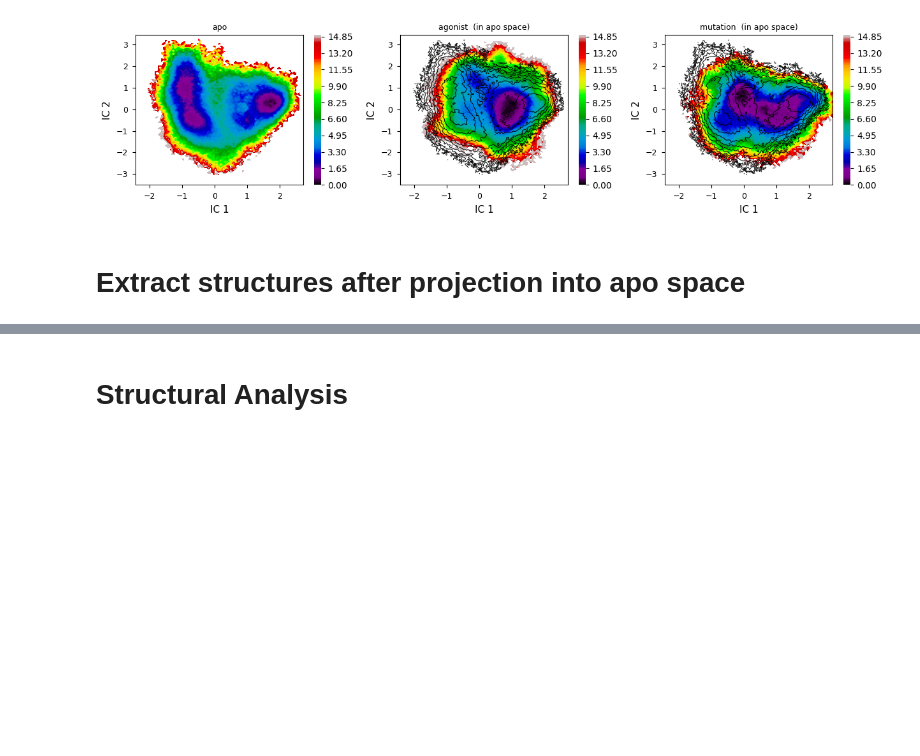
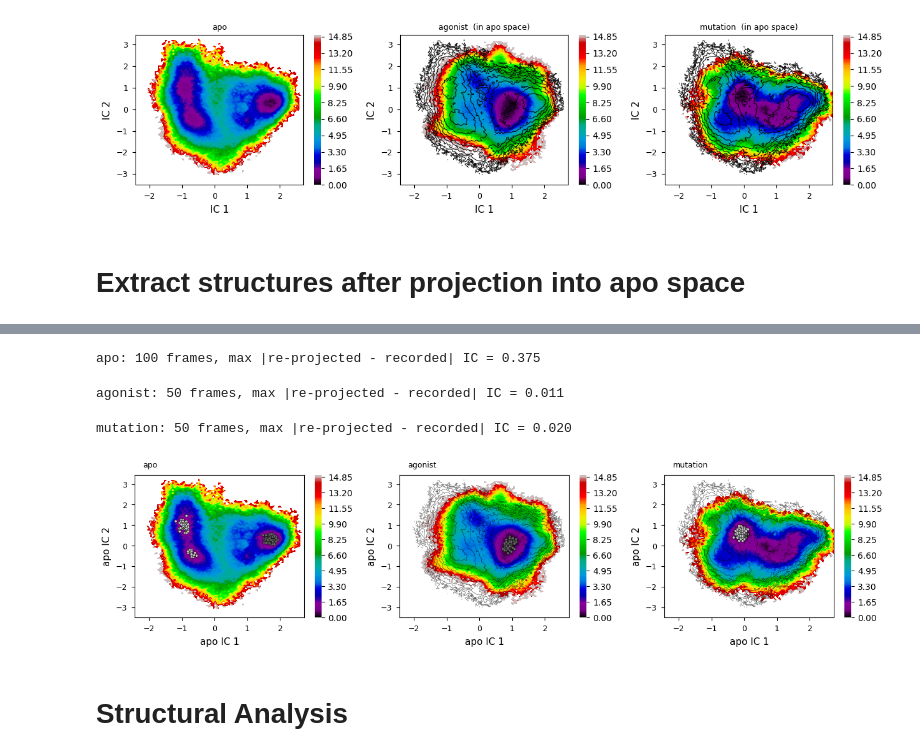
Before and after one commit to Rita-Ann-Roessner/Postdoc-UNIL, a Jupyter notebook: 260423_msm_GHSR+miniG_old_features/MSM-GHSR-miniG.ipynb, the cells around one changed output, grey strips where cells are left out. Drawn from its saved outputs; the diff is of its cells as text; code cells hidden in the pictures; blank space fills up the shorter version.

Commit message:
extract frames from apo space

```diff
--- a/260423_msm_GHSR+miniG_old_features/MSM-GHSR-miniG.ipynb
+++ b/260423_msm_GHSR+miniG_old_features/MSM-GHSR-miniG.ipynb
@@ -1026,3 +1157,53 @@ plt.show()
+# %%
+# --- check: landscapes in apo space + extracted frames, re-projected from the written PDBs ---
+pairs_wt  = [(2211, 546), (2211, 3571), (2211, 4665), (2211, 6311), (2211, 6519), (2211, 6868), (2211, 7689), (253, 8163), (253, 8288), (253, 8508), (1548, 8163), (1548, 8288), (1548, 8508), (2211, 8163), (2211, 8288), (2211, 8508), (3050, 8163), (3050, 8288), (3050, 8508), (3903, 8163), (3903, 8288), (3903, 8508), (4454, 8163), (4454, 8288), (4454, 8508)]
+pairs_mut = [(2211, 546), (2211, 3576), (2211, 4670), (2211, 6316), (2211, 6524), (2211, 6873), (2211, 7694), (253, 8168), (253, 8293), (253, 8513), (1548, 8168), (1548, 8293), (1548, 8513), (2211, 8168), (2211, 8293), (2211, 8513), (3055, 8168), (3055, 8293), (3055, 8513), (3908, 8168), (3908, 8293), (3908, 8513), (4459, 8168), (4459, 8293), (4459, 8513)]
+systems = ['apo', 'agonist', 'mutation']
+state_colors = {1: '#c1c1c1', 2: '#676767'}   # apo 1 region / apo 2 region
+
+xm0, ym0, e0 = energy2d(x=apo_cat[:, 0], y=apo_cat[:, 1], bins=100, kbt=2.52, weights=apo_w)
+e0[np.isinf(e0)] = np.nan
+xlim = (apo_cat[:, 0].min(), apo_cat[:, 0].max()); ylim = (apo_cat[:, 1].min(), apo_cat[:, 1].max())
+
+fig, axes = plt.subplots(1, 3, figsize=(4.3*3, 3.3), tight_layout=True)
+for ax, system in zip(axes, systems):
+    # landscape of this system in apo space (own MSM weights)
+    dist = np.load(f"{system}/distances_data_filtered.npy")
+    ic = apo_cat if system == 'apo' else apo_model.get_model().transform(np.concatenate(dist))[:, :2]
+    sys_tica   = np.load(f"{system}/TICA_distances_{tica_lag}_ns_filtered.npy")[:, :, :2]
+    sys_dtrajs = discretize(sys_tica, k=100)
+    weights    = estimate_msm(sys_dtrajs, lag_msm=200).compute_trajectory_weights(np.concatenate(sys_dtrajs))[0]
+    xm, ym, e = energy2d(x=ic[:, 0], y=ic[:, 1], bins=100, kbt=2.52, weights=weights)
+    e[np.isinf(e)] = np.nan; e[e > 15] = 15
+    dt.plots.plot_energy2d(dt.util.EnergyLandscape2d(xm, ym, e, kbt=2.52), ax=ax, levels=100,
+                           contourf_kws=dict(cmap='nipy_spectral'), cbar=True, cbar_kws=None, cbar_ax=None)
+    if system != 'apo':
+        ax.contour(xm0, ym0, e0, levels=12, colors='black', linewidths=0.5, alpha=0.6)
+
+    # re-project the written PDB files (independent check of the extraction)
+    pairs = np.array(pairs_mut if system == 'mutation' else pairs_wt)
+    ex = pd.read_pickle(f"{system}/extracted-frames-apo-space.pkl")
+    rows = []
+    for state in sorted(ex['State'].unique()):
+        files = sorted(glob.glob(f"{system}/{out_name}/{state}/??_????_{system}.pdb"))
+        for f in files:
+            X = mda.Universe(f).atoms.positions
+            rows.append(np.linalg.norm(X[pairs[:, 0]] - X[pairs[:, 1]], axis=1) / 10.0)
+    reproj = apo_model.get_model().transform(np.array(rows))[:, :2]
+    dev = np.abs(reproj - ex[['IC1', 'IC2']].values).max()
+    print(f"{system}: {len(ex)} frames, max |re-projected - recorded| IC = {dev:.3f}")
+
+    ax.scatter(reproj[:, 0], reproj[:, 1], c=[state_colors[s] for s in ex['apo_state']],
+               s=10, edgecolor='black', linewidth=0.4, zorder=5)
+    ax.set_xlim(xlim); ax.set_ylim(ylim)
+    plot_adjust_settings('apo IC 1', 'apo IC 2', ax=ax)
+    ax.text(0.05, 1.1, system, transform=ax.transAxes, fontsize=9, va='top')
+plt.show()
+# %% [output]
+apo: 100 frames, max |re-projected - recorded| IC = 0.375
+agonist: 50 frames, max |re-projected - recorded| IC = 0.011
+mutation: 50 frames, max |re-projected - recorded| IC = 0.020
+[figure, added]
 # %% [markdown]
 # Structural Analysis
 # %% [markdown]
```
Also changed, not shown: parts of 5 cells of this notebook.
